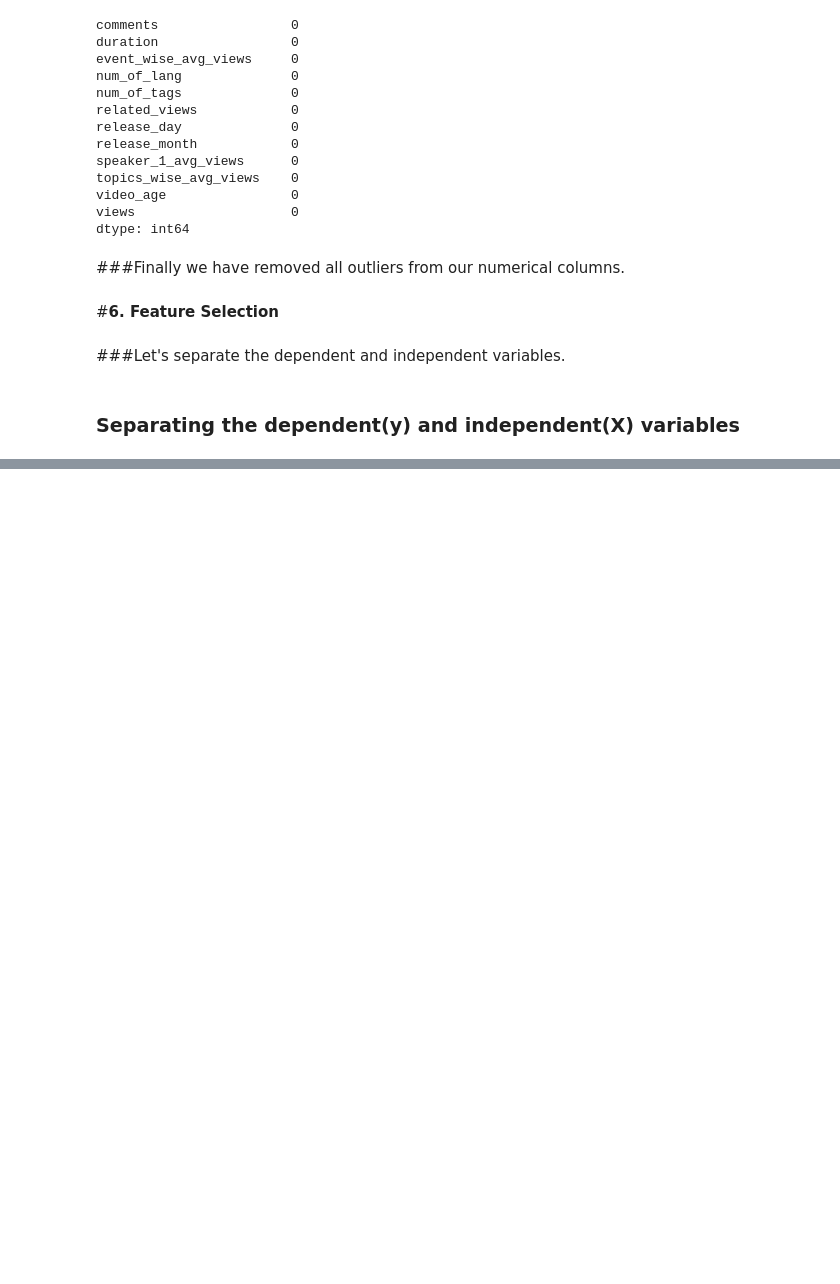
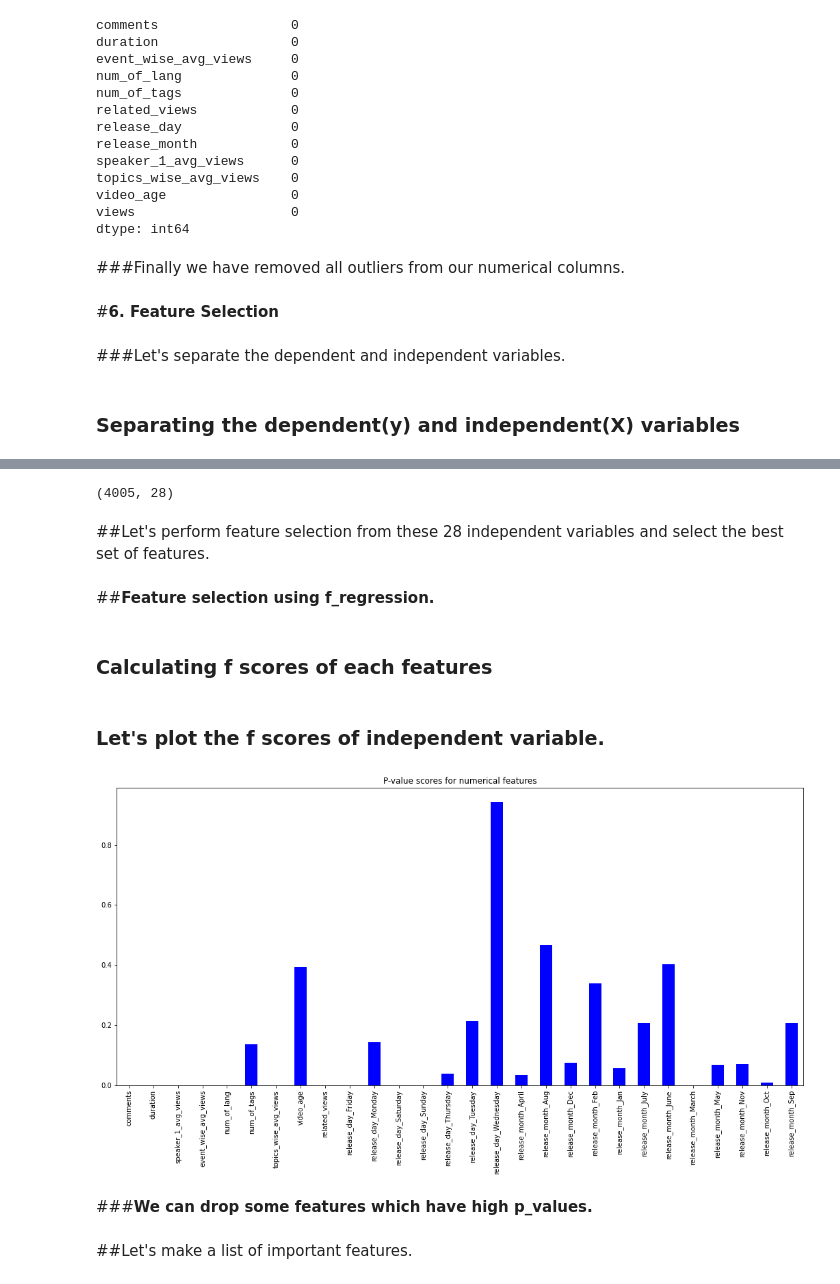
Before and after one commit to Asohail115/Ted-Talk-Views-Prediction, a Jupyter notebook: Ted_Talk_Views_Prediction.ipynb, the cells around one changed output, grey strips where cells are left out. Cells and saved outputs as stored; diff of their text form; code cells hidden in the pictures; blank space fills up the shorter version.

```diff
--- a/Ted_Talk_Views_Prediction.ipynb
+++ b/Ted_Talk_Views_Prediction.ipynb
@@ -970,0 +977,26 @@ y=df['views']
+# %%
+X=pd.get_dummies(X)
+X.shape
+# %% [output]
+(4005, 28)
+# %% [markdown]
+##Let's perform feature selection from these 28 independent variables and select the best set of features.
+# %% [markdown]
+##**Feature selection using f_regression.**
+# %% [markdown]
+### Calculating f scores of each features
+# %%
+f_scores = f_regression(X, y)
+# %% [markdown]
+### Let's plot the f scores of independent variable.
+# %%
+p_values= pd.Series(f_scores[1],index= X.columns)
+p_values.plot(kind='bar',color='blue',figsize=(18,8))
+plt.title('P-value scores for numerical features')
+plt.show()
+# %% [output]
+[figure, added]
+# %% [markdown]
+###**We can drop some features which have high p_values.**
+# %% [markdown]
+##Let's make a list of important features.
```
Also changed, not shown: parts of 86 cells of this notebook.
